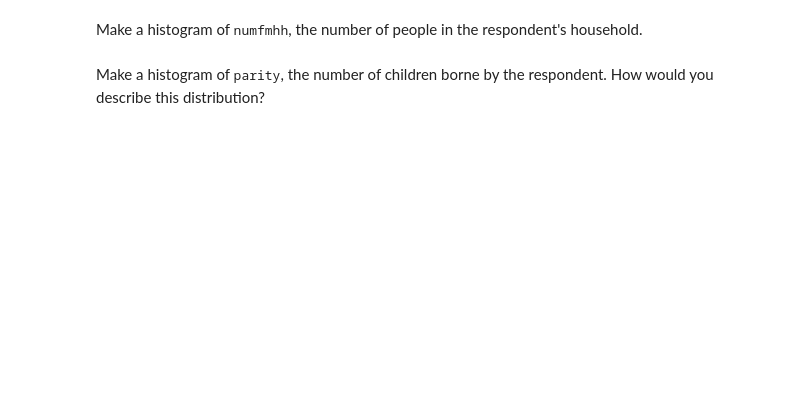
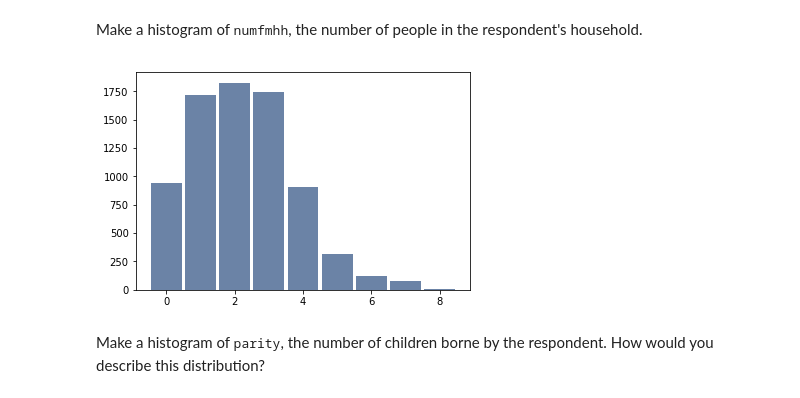
Before and after one commit to androidua/ThinkStats_study, a Jupyter notebook: Dmytro_Chapter02ex.ipynb, the cells around one changed output. Saved outputs shown, nothing was run; the diff lists cells and outputs as text; code cells hidden in the pictures; blank space fills up the shorter version.

```diff
--- a/Dmytro_Chapter02ex.ipynb
+++ b/Dmytro_Chapter02ex.ipynb
@@ -299,6 +344,10 @@ Make a histogram of <tt>age_r</tt>, the respondent's age at the time of intervie
 Make a histogram of <tt>numfmhh</tt>, the number of people in the respondent's household.
 # %%
 # Solution goes here
+numfmhh_hist = thinkstats2.Hist(resp.numfmhh)
+thinkplot.Hist(numfmhh_hist)
+# %% [output]
+[figure, added]
 # %% [markdown]
 Make a histogram of <tt>parity</tt>, the number of children borne by the respondent.  How would you describe this distribution?
 # %%
```
Also changed, not shown: parts of 17 cells of this notebook.
